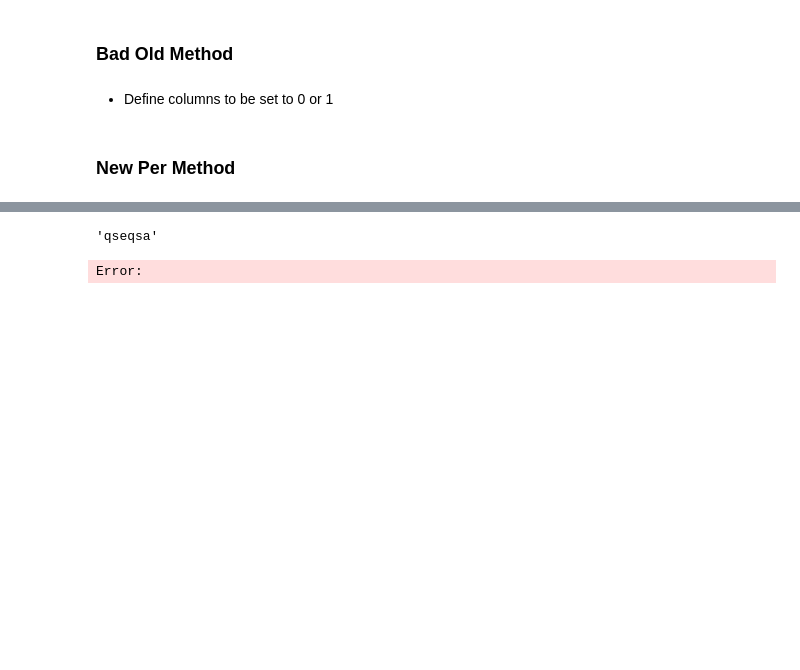
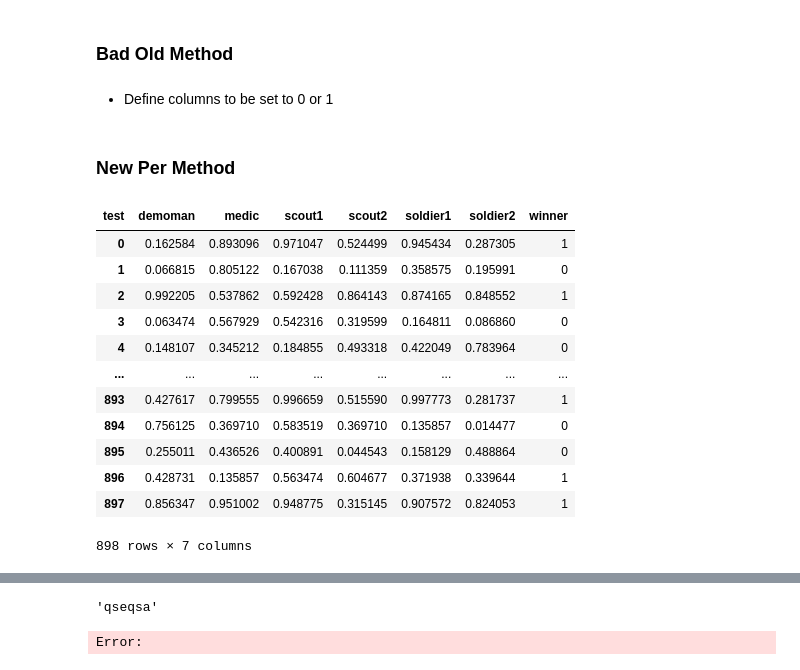
Before and after one commit to ebtrout/tf2_data_vis, a Jupyter notebook: modeling/NEW PER.ipynb, the cells around one changed output, grey strips where cells are left out. Saved outputs shown, nothing was run; the diff lists cells and outputs as text; code cells hidden in the pictures; blank space fills up the shorter version.

```diff
--- a/modeling/NEW PER.ipynb
+++ b/modeling/NEW PER.ipynb
@@ -525,3 +518,19 @@ per_test = sum_by_class_list[0].rank(pct = True)
 per_test['winner'] = y_test.values
 
 win_per = per_test[per_test['winner']==1]
+# %%
+per_test
+# %% [output]
+| test | demoman | medic | scout1 | scout2 | soldier1 | soldier2 | winner |
+| 0 | 0.162584 | 0.893096 | 0.971047 | 0.524499 | 0.945434 | 0.287305 | 1 |
+| 1 | 0.066815 | 0.805122 | 0.167038 | 0.111359 | 0.358575 | 0.195991 | 0 |
+| 2 | 0.992205 | 0.537862 | 0.592428 | 0.864143 | 0.874165 | 0.848552 | 1 |
+| 3 | 0.063474 | 0.567929 | 0.542316 | 0.319599 | 0.164811 | 0.086860 | 0 |
+| 4 | 0.148107 | 0.345212 | 0.184855 | 0.493318 | 0.422049 | 0.783964 | 0 |
+| ... | ... | ... | ... | ... | ... | ... | ... |
+| 893 | 0.427617 | 0.799555 | 0.996659 | 0.515590 | 0.997773 | 0.281737 | 1 |
+| 894 | 0.756125 | 0.369710 | 0.583519 | 0.369710 | 0.135857 | 0.014477 | 0 |
+| 895 | 0.255011 | 0.436526 | 0.400891 | 0.044543 | 0.158129 | 0.488864 | 0 |
+| 896 | 0.428731 | 0.135857 | 0.563474 | 0.604677 | 0.371938 | 0.339644 | 1 |
+| 897 | 0.856347 | 0.951002 | 0.948775 | 0.315145 | 0.907572 | 0.824053 | 1 |
+898 rows × 7 columns
```
Also changed, not shown: parts of 14 cells of this notebook, 8 other files.
